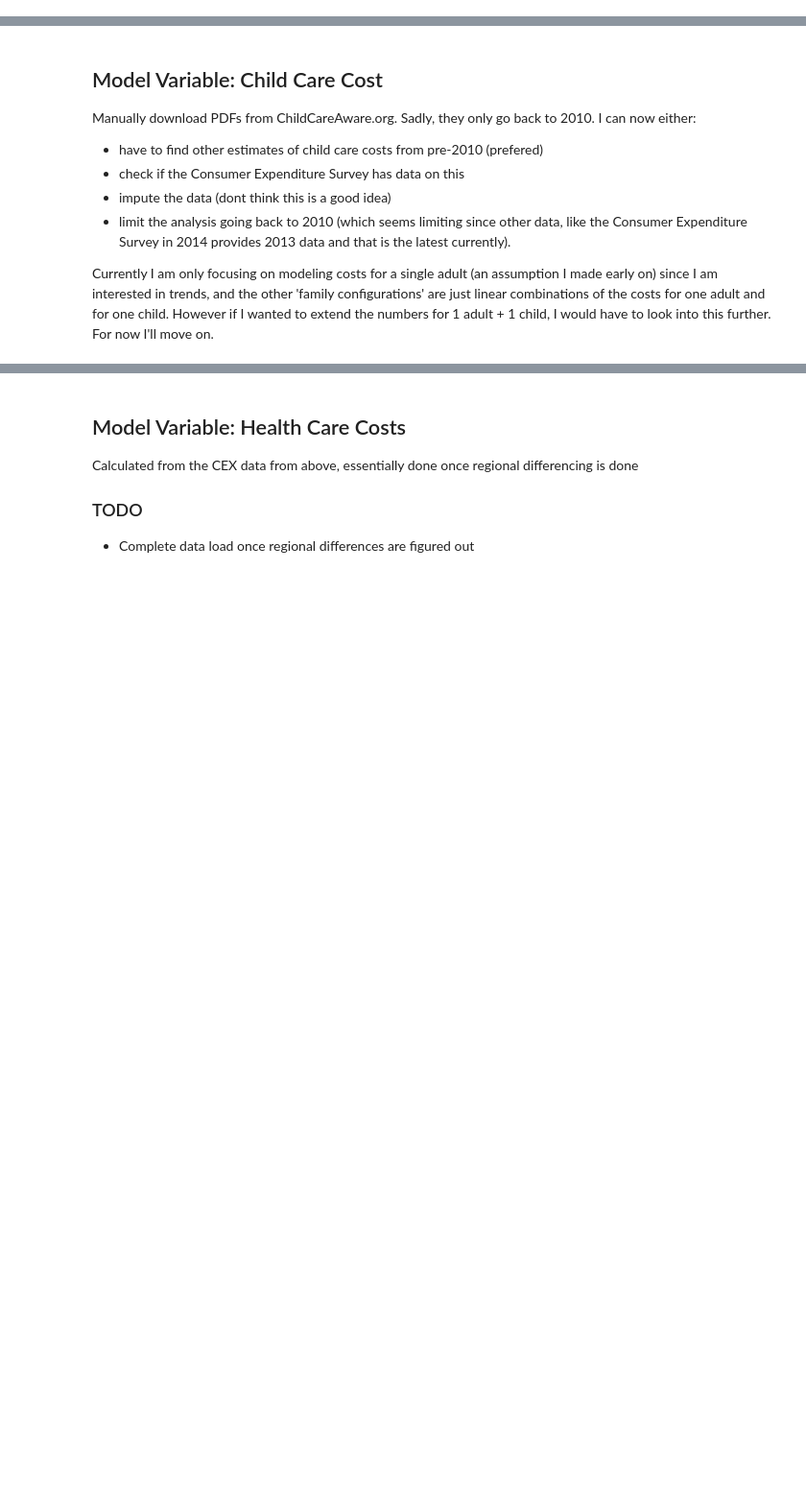
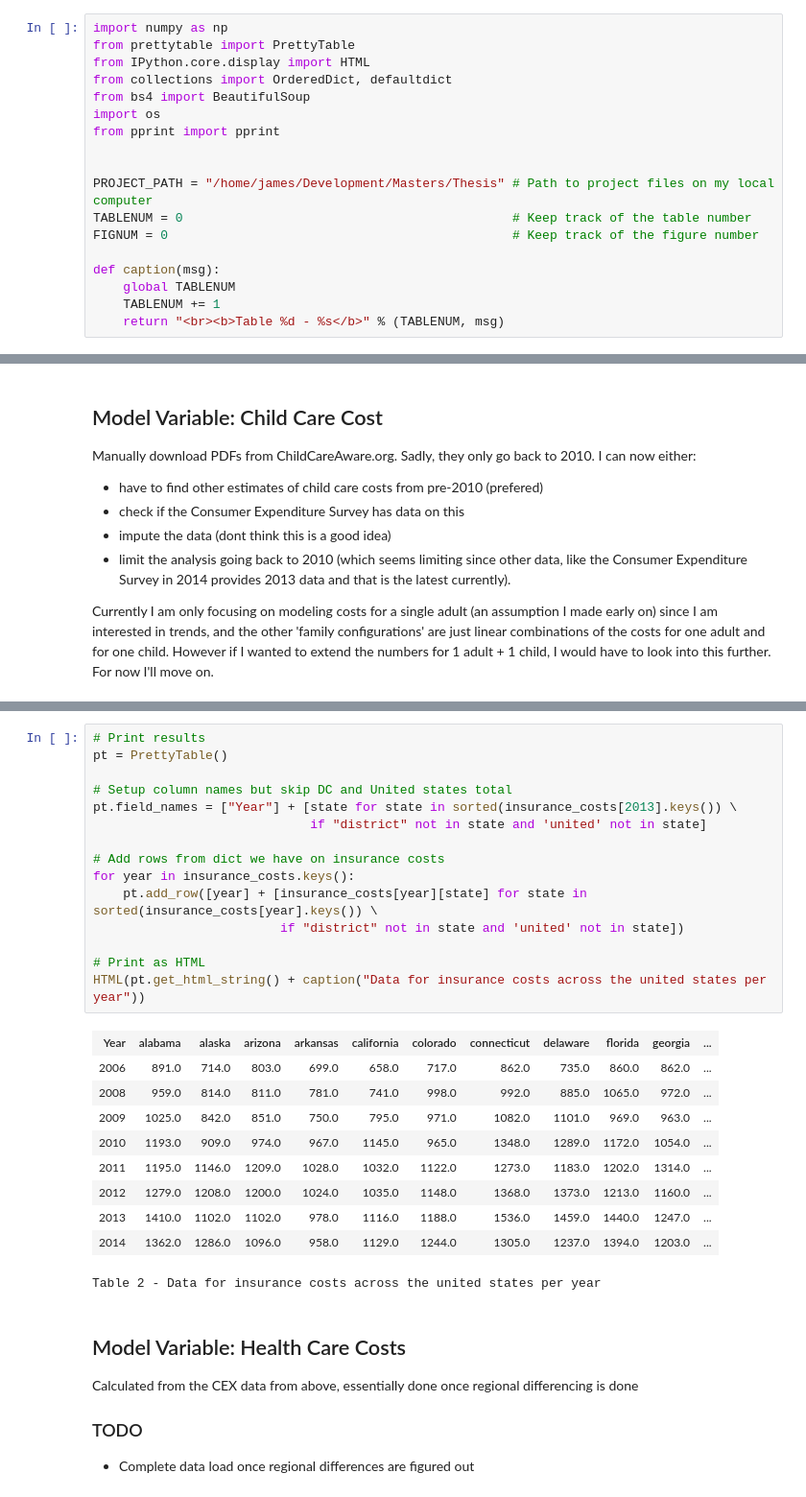
Before and after one commit to jquacinella/LivingWageModelExtension, a Jupyter notebook: Master's Thesis.ipynb, the cells around one changed output, grey strips where cells are left out. Shown at 96% size. Saved outputs shown, nothing was run; the diff lists cells and outputs as text; blank space fills up the shorter version.

Commit message:
Updating tonights progress; adding some better output and functions to help printing tables.

```diff
--- a/Master's Thesis.ipynb
+++ b/Master's Thesis.ipynb
@@ -67,3 +62,21 @@ from collections import OrderedDict, defaultdict
+# %%
+import numpy as np
+from prettytable import PrettyTable
+from IPython.core.display import HTML
+from collections import OrderedDict, defaultdict
+from bs4 import BeautifulSoup
+import os
+from pprint import pprint
+
+
+PROJECT_PATH = "/home/james/Development/Masters/Thesis" # Path to project files on my local computer
+TABLENUM = 0                                            # Keep track of the table number
+FIGNUM = 0                                              # Keep track of the figure number
+
+def caption(msg):
+    global TABLENUM
+    TABLENUM += 1
+    return "<br><b>Table %d - %s</b>" % (TABLENUM, msg)
 # %% [markdown]
 Lets setup some inflation multipliers:
 
@@ -415,3 +513,29 @@ Currently I am only focusing on modeling costs for a single adult (an assumption
+# %%
+# Print results
+pt = PrettyTable()
+
+# Setup column names but skip DC and United states total
+pt.field_names = ["Year"] + [state for state in sorted(insurance_costs[2013].keys()) \
+                             if "district" not in state and 'united' not in state]
+
+# Add rows from dict we have on insurance costs
+for year in insurance_costs.keys():
+    pt.add_row([year] + [insurance_costs[year][state] for state in sorted(insurance_costs[year].keys()) \
+                         if "district" not in state and 'united' not in state])
+
+# Print as HTML
+HTML(pt.get_html_string() + caption("Data for insurance costs across the united states per year"))
+# %% [output]
+| Year | alabama | alaska | arizona | arkansas | california | colorado | connecticut | delaware | florida | georgia | ... |
+| 2006 | 891.0 | 714.0 | 803.0 | 699.0 | 658.0 | 717.0 | 862.0 | 735.0 | 860.0 | 862.0 | ... |
+| 2008 | 959.0 | 814.0 | 811.0 | 781.0 | 741.0 | 998.0 | 992.0 | 885.0 | 1065.0 | 972.0 | ... |
+| 2009 | 1025.0 | 842.0 | 851.0 | 750.0 | 795.0 | 971.0 | 1082.0 | 1101.0 | 969.0 | 963.0 | ... |
+| 2010 | 1193.0 | 909.0 | 974.0 | 967.0 | 1145.0 | 965.0 | 1348.0 | 1289.0 | 1172.0 | 1054.0 | ... |
+| 2011 | 1195.0 | 1146.0 | 1209.0 | 1028.0 | 1032.0 | 1122.0 | 1273.0 | 1183.0 | 1202.0 | 1314.0 | ... |
+| 2012 | 1279.0 | 1208.0 | 1200.0 | 1024.0 | 1035.0 | 1148.0 | 1368.0 | 1373.0 | 1213.0 | 1160.0 | ... |
+| 2013 | 1410.0 | 1102.0 | 1102.0 | 978.0 | 1116.0 | 1188.0 | 1536.0 | 1459.0 | 1440.0 | 1247.0 | ... |
+| 2014 | 1362.0 | 1286.0 | 1096.0 | 958.0 | 1129.0 | 1244.0 | 1305.0 | 1237.0 | 1394.0 | 1203.0 | ... |
+Table 2 - Data for insurance costs across the united states per year
 # %% [markdown]
 ## Model Variable: Health Care Costs
 
```
Also changed, not shown: parts of 8 cells of this notebook, 1 other file.
